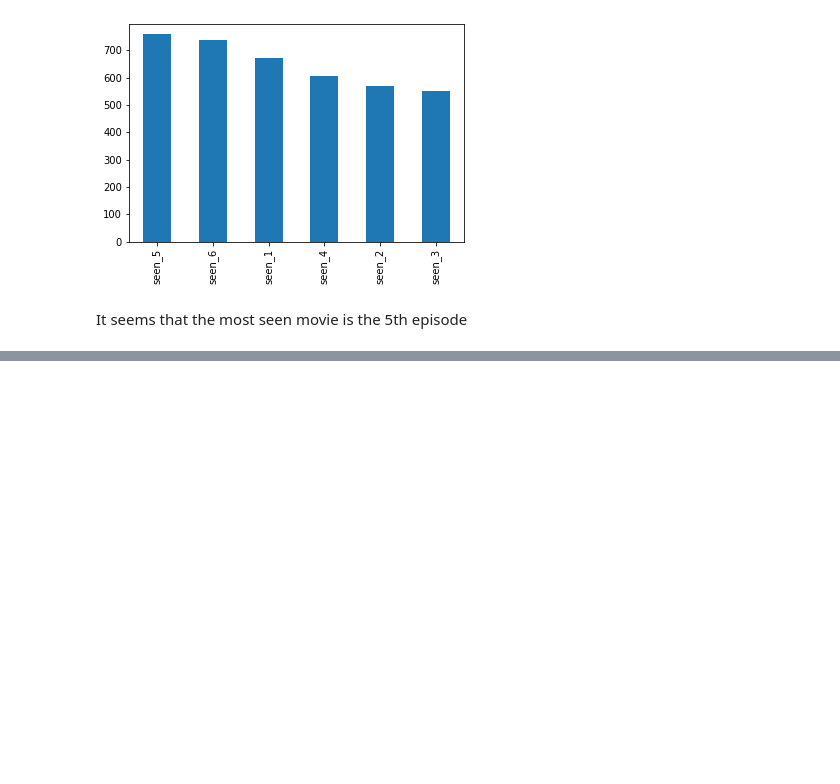
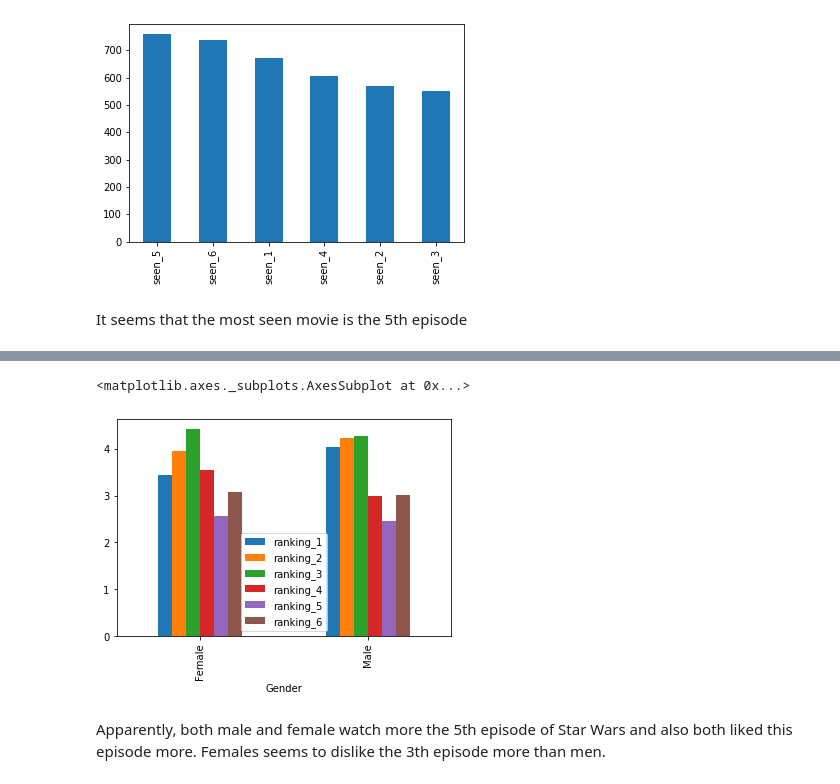
Before and after one commit to OniSlayer/star_wars_surveys, a Jupyter notebook: star_wars_survey.ipynb, the cells around one changed output, grey strips where cells are left out. Drawn from its saved outputs; the diff is of its cells as text; code cells hidden in the pictures; blank space fills up the shorter version.

```diff
--- a/star_wars_survey.ipynb
+++ b/star_wars_survey.ipynb
@@ -203,0 +219,7 @@ It seems that the most seen movie is the 5th episode
+# %%
+grouped_by_genre[star_wars.columns[9:15]].mean().plot.bar()
+# %% [output]
+<matplotlib.axes._subplots.AxesSubplot at 0x...>
+[figure, added]
+# %% [markdown]
+Apparently, both male and female watch more the 5th episode of Star Wars and also both liked this episode more. Females seems to dislike the 3th episode more than men.
```
Also changed, not shown: parts of 17 cells of this notebook, 1 other file.
